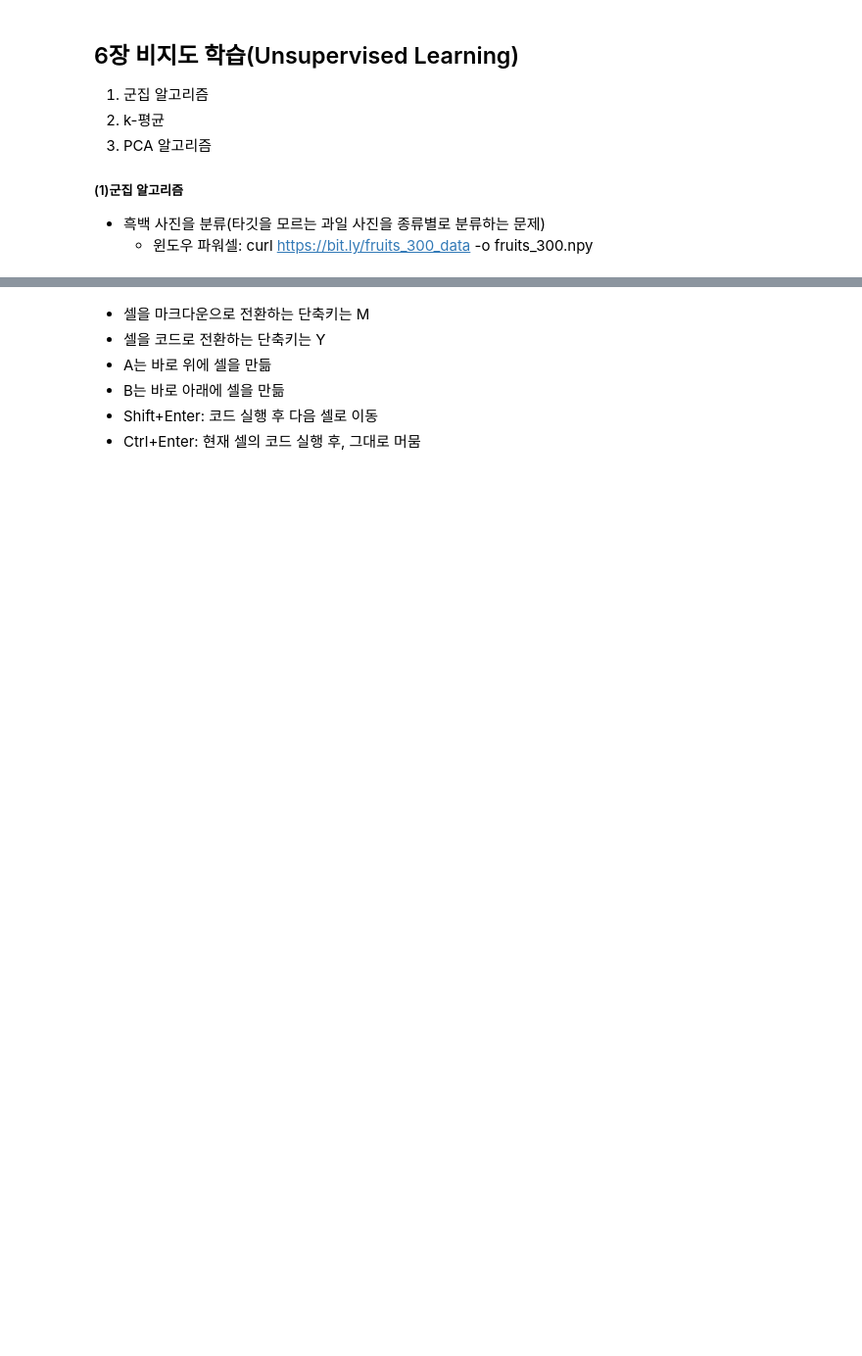
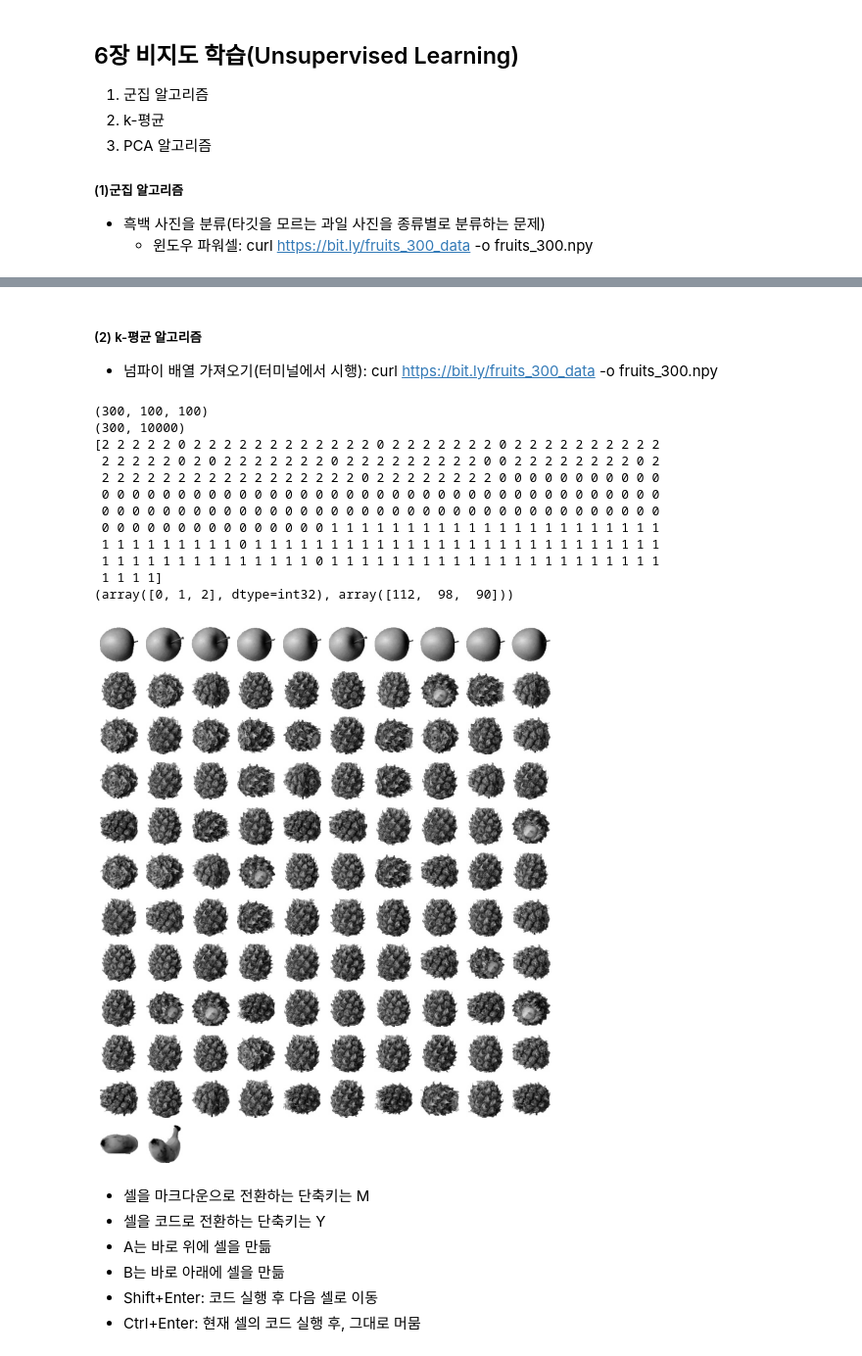
Before and after one commit to yccho1004/pythonBasic, a Jupyter notebook: HonGong-ML-DL_py/basics.ipynb, the cells around one changed output, grey strips where cells are left out. Shown at 98% size. Drawn from its saved outputs; the diff is of its cells as text; code cells hidden in the pictures; blank space fills up the shorter version.

```diff
--- a/HonGong-ML-DL_py/basics.ipynb
+++ b/HonGong-ML-DL_py/basics.ipynb
@@ -1136,3 +1217,51 @@ print(fruits.shape)
+# %% [markdown]
+##### (2) k-평균 알고리즘
+* 넘파이 배열 가져오기(터미널에서 시행): curl https://bit.ly/fruits_300_data -o fruits_300.npy
+# %%
+import numpy as np
+fruits = np.load('fruits_300.npy')
+print(fruits.shape) #(300, 100, 100)
+
+#fruits를 (300, 10000)으로 변환
+fruits_2d = fruits.reshape(-1, 100*100)
+print(fruits_2d.shape) # KMeans의 fit()은 2차원 배열만 사용하도록 설계되어 있음
+
+from sklearn.cluster import KMeans
+km = KMeans(n_clusters = 3, random_state=42)
+km.fit(fruits_2d)
+print(km.labels_)
+
+#labels_별로 빈도를 출력
+print(np.unique(km.labels_, return_counts=True))
+
+#각 labels_값에 대한 이미지를 출력하는 함수를 만듦
+def draw_fruits(arr, ratio=1):
+    n = len(arr)
+    rows = int(np.ceil(n/10))
+    cols = n if rows <2 else 10 #rows가 1줄이면 개수 n이 cols값이 되며, 2줄 이상이면 cols는 최대값이 10이 됨
+    fig, axs = plt.subplots(rows, cols, figsize=(cols*ratio, rows*ratio), squeeze=False) #squeeze가 False이면, axs[0,0]처럼 2차원 배열로 지정해야 함
+    for i in range(rows):
+        for j in range(cols):
+            if i*10+j<n:
+                axs[i,j].imshow(arr[i*10+j], cmap='gray_r')
+            axs[i,j].axis('off')
+    plt.show()
+
+draw_fruits(fruits[km.labels_==0])
+# %% [output]
+(300, 100, 100)
+(300, 10000)
+[2 2 2 2 2 0 2 2 2 2 2 2 2 2 2 2 2 2 0 2 2 2 2 2 2 2 0 2 2 2 2 2 2 2 2 2 2
+ 2 2 2 2 2 0 2 0 2 2 2 2 2 2 2 0 2 2 2 2 2 2 2 2 2 0 0 2 2 2 2 2 2 2 2 0 2
+ 2 2 2 2 2 2 2 2 2 2 2 2 2 2 2 2 2 0 2 2 2 2 2 2 2 2 0 0 0 0 0 0 0 0 0 0 0
+ 0 0 0 0 0 0 0 0 0 0 0 0 0 0 0 0 0 0 0 0 0 0 0 0 0 0 0 0 0 0 0 0 0 0 0 0 0
+ 0 0 0 0 0 0 0 0 0 0 0 0 0 0 0 0 0 0 0 0 0 0 0 0 0 0 0 0 0 0 0 0 0 0 0 0 0
+ 0 0 0 0 0 0 0 0 0 0 0 0 0 0 0 1 1 1 1 1 1 1 1 1 1 1 1 1 1 1 1 1 1 1 1 1 1
+ 1 1 1 1 1 1 1 1 1 0 1 1 1 1 1 1 1 1 1 1 1 1 1 1 1 1 1 1 1 1 1 1 1 1 1 1 1
+ 1 1 1 1 1 1 1 1 1 1 1 1 1 1 0 1 1 1 1 1 1 1 1 1 1 1 1 1 1 1 1 1 1 1 1 1 1
+ 1 1 1 1]
+(array([0, 1, 2], dtype=int32), array([112,  98,  90]))
+[figure, added]
 # %% [markdown]
 * 셀을 마크다운으로 전환하는 단축키는 M
 * 셀을 코드로 전환하는 단축키는 Y
```
Also changed, not shown: parts of 9 cells of this notebook, 1 other file.
